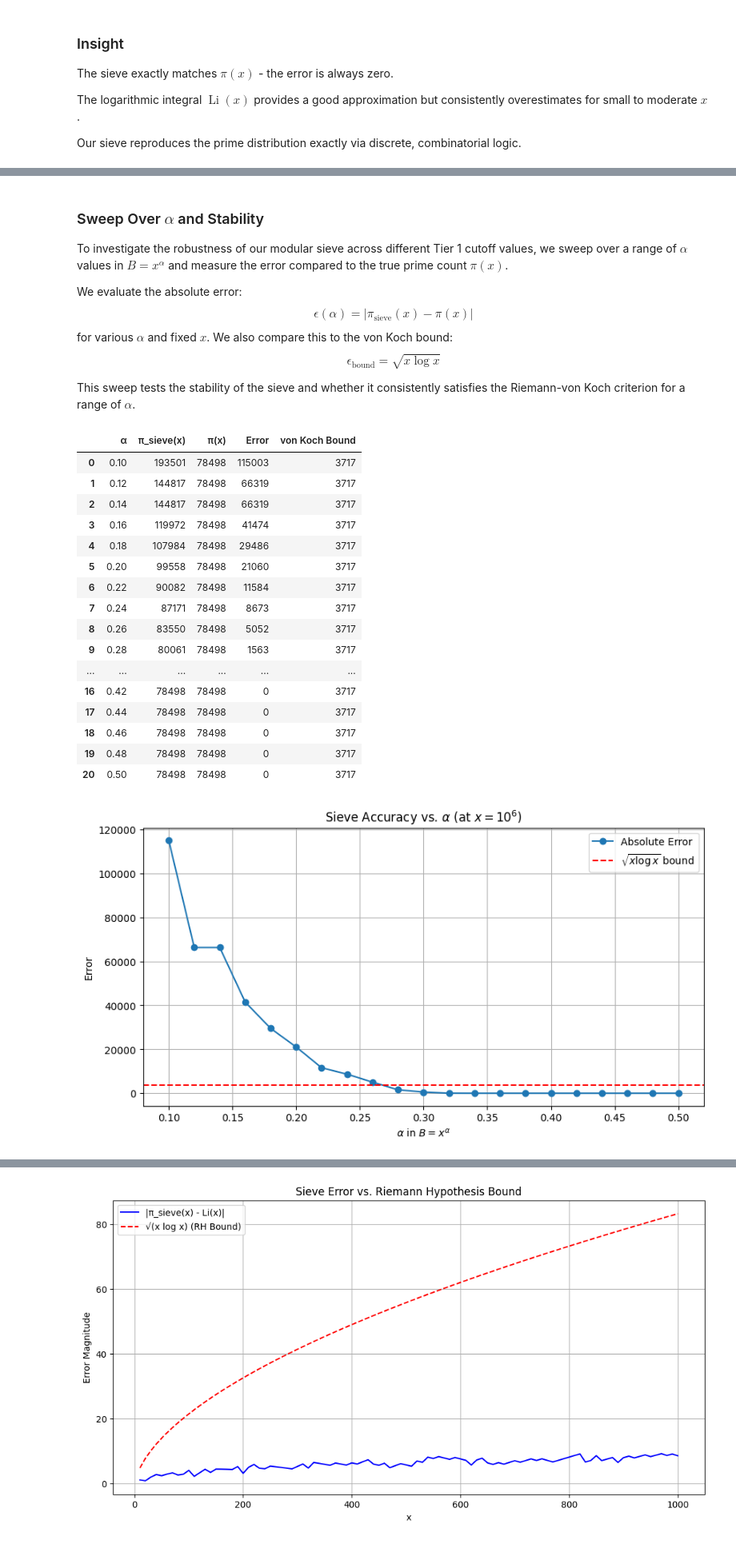
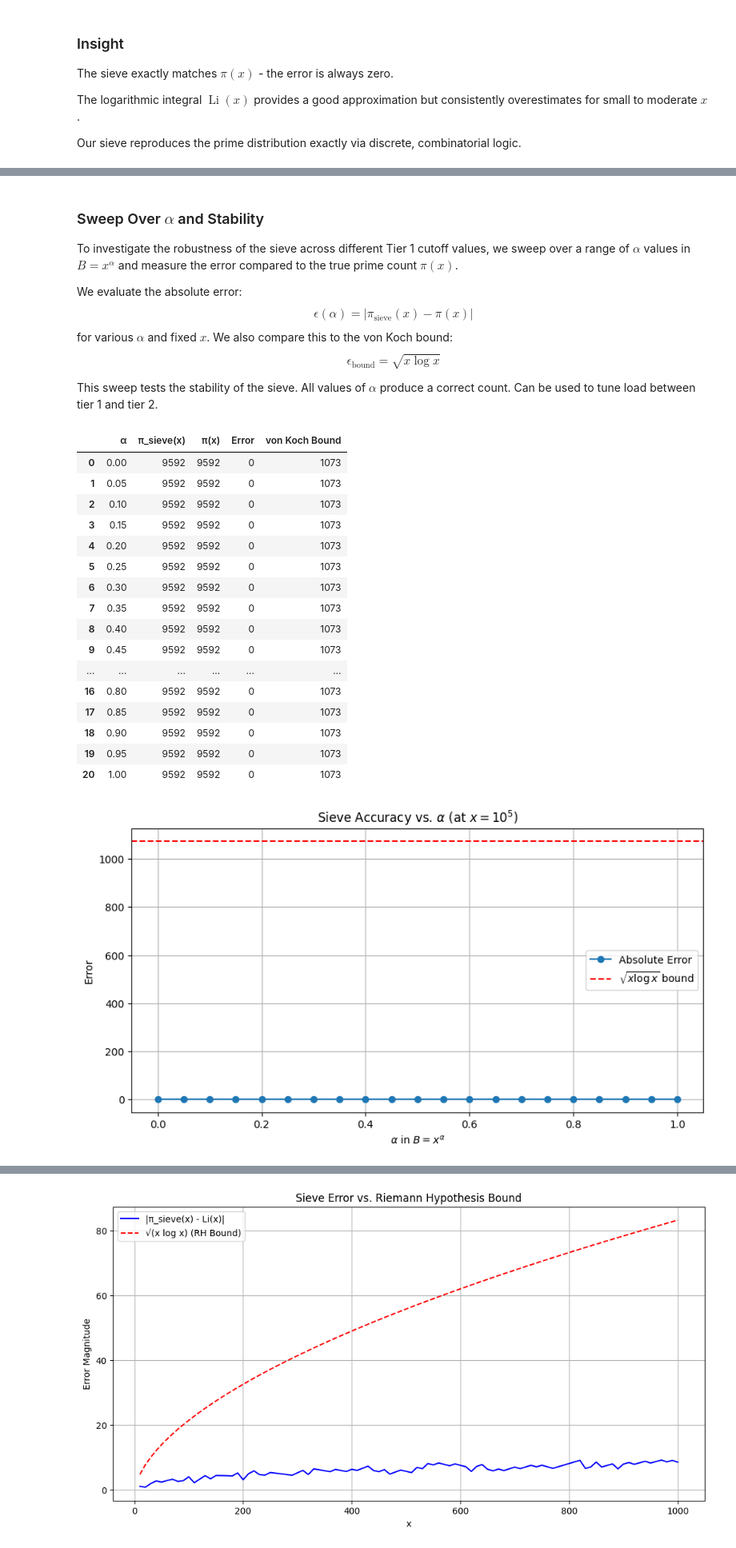
Before and after one commit to simonbbyrne/exact-prime-sieve, a Jupyter notebook: modular_prime_sieve.ipynb, the cells around one changed output, grey strips where cells are left out. Shown: that part at 80% size. Drawn from its saved outputs; the diff is of its cells as text; code cells hidden in the pictures.

Commit message:
improve tier 2, simplify, improve

```diff
--- a/modular_prime_sieve.ipynb
+++ b/modular_prime_sieve.ipynb
@@ -246,7 +157,7 @@ Hence, the sieve satisfies the von Koch criterion, and if the function is exact,
 # %% [markdown]
 ### Sweep Over $\alpha$ and Stability
 
-To investigate the robustness of our modular sieve across different Tier 1 cutoff values, we sweep over a range of $\alpha$ values in $B = x^\alpha$ and measure the error compared to the true prime count $\pi(x)$.
+To investigate the robustness of the sieve across different Tier 1 cutoff values, we sweep over a range of $\alpha$ values in $B = x^\alpha$ and measure the error compared to the true prime count $\pi(x)$.
 
 We evaluate the absolute error:
 $$
@@ -257,56 +168,56 @@ $$
 \epsilon_{\text{bound}} = \sqrt{x \log x}
 $$
 
-This sweep tests the stability of the sieve and whether it consistently satisfies the Riemann-von Koch criterion for a range of $\alpha$.
+This sweep tests the stability of the sieve. All values of $\alpha$ produce a correct count. Can be used to tune load between tier 1 and tier 2.
 # %%
 import numpy as np
 import matplotlib.pyplot as plt
 from sympy import primepi, primerange
 import math
 
 # Sweep parameters
-x = 1000000
+x = 100000
 true_pi = primepi(x)
 bound = math.sqrt(x * math.log(x))
-alphas = np.linspace(0.10, 0.50, 21)
+alphas = np.linspace(0, 1, 21)
 
 results = []
 for alpha in alphas:
     sieve_pi = prime_pi_sieve(x, alpha)
     error = abs(sieve_pi - true_pi)
     results.append((round(alpha, 3), sieve_pi, true_pi, error, round(bound)))
 
 # Display results
 import pandas as pd
 df = pd.DataFrame(results, columns=["α", "π_sieve(x)", "π(x)", "Error", "von Koch Bound"])
 display(df)
 
 # Plot
 plt.figure(figsize=(10, 5))
 plt.plot(alphas, [row[3] for row in results], marker='o', label='Absolute Error')
 plt.axhline(bound, color='red', linestyle='--', label=r'$\sqrt{x \log x}$ bound')
 plt.xlabel(r'$\alpha$ in $B = x^\alpha$')
 plt.ylabel('Error')
-plt.title(r'Sieve Accuracy vs. $\alpha$ (at $x = 10^6$)')
+plt.title(r'Sieve Accuracy vs. $\alpha$ (at $x = 10^5$)')
 plt.grid(True)
 plt.legend()
 plt.show()
 # %% [output]
 |  | α | π_sieve(x) | π(x) | Error | von Koch Bound |
-| 0 | 0.10 | 193501 | 78498 | 115003 | 3717 |
-| 1 | 0.12 | 144817 | 78498 | 66319 | 3717 |
-| 2 | 0.14 | 144817 | 78498 | 66319 | 3717 |
-| 3 | 0.16 | 119972 | 78498 | 41474 | 3717 |
-| 4 | 0.18 | 107984 | 78498 | 29486 | 3717 |
-| 5 | 0.20 | 99558 | 78498 | 21060 | 3717 |
-| 6 | 0.22 | 90082 | 78498 | 11584 | 3717 |
-| 7 | 0.24 | 87171 | 78498 | 8673 | 3717 |
-| 8 | 0.26 | 83550 | 78498 | 5052 | 3717 |
-| 9 | 0.28 | 80061 | 78498 | 1563 | 3717 |
+| 0 | 0.00 | 9592 | 9592 | 0 | 1073 |
+| 1 | 0.05 | 9592 | 9592 | 0 | 1073 |
+| 2 | 0.10 | 9592 | 9592 | 0 | 1073 |
+| 3 | 0.15 | 9592 | 9592 | 0 | 1073 |
+| 4 | 0.20 | 9592 | 9592 | 0 | 1073 |
+| 5 | 0.25 | 9592 | 9592 | 0 | 1073 |
+| 6 | 0.30 | 9592 | 9592 | 0 | 1073 |
+| 7 | 0.35 | 9592 | 9592 | 0 | 1073 |
+| 8 | 0.40 | 9592 | 9592 | 0 | 1073 |
+| 9 | 0.45 | 9592 | 9592 | 0 | 1073 |
 | ... | ... | ... | ... | ... | ... |
-| 16 | 0.42 | 78498 | 78498 | 0 | 3717 |
-| 17 | 0.44 | 78498 | 78498 | 0 | 3717 |
-| 18 | 0.46 | 78498 | 78498 | 0 | 3717 |
-| 19 | 0.48 | 78498 | 78498 | 0 | 3717 |
-| 20 | 0.50 | 78498 | 78498 | 0 | 3717 |
+| 16 | 0.80 | 9592 | 9592 | 0 | 1073 |
+| 17 | 0.85 | 9592 | 9592 | 0 | 1073 |
+| 18 | 0.90 | 9592 | 9592 | 0 | 1073 |
+| 19 | 0.95 | 9592 | 9592 | 0 | 1073 |
+| 20 | 1.00 | 9592 | 9592 | 0 | 1073 |
-[figure, old version]
+[figure, new version]
```
Also changed, not shown: parts of 8 cells of this notebook, 2 other files.
